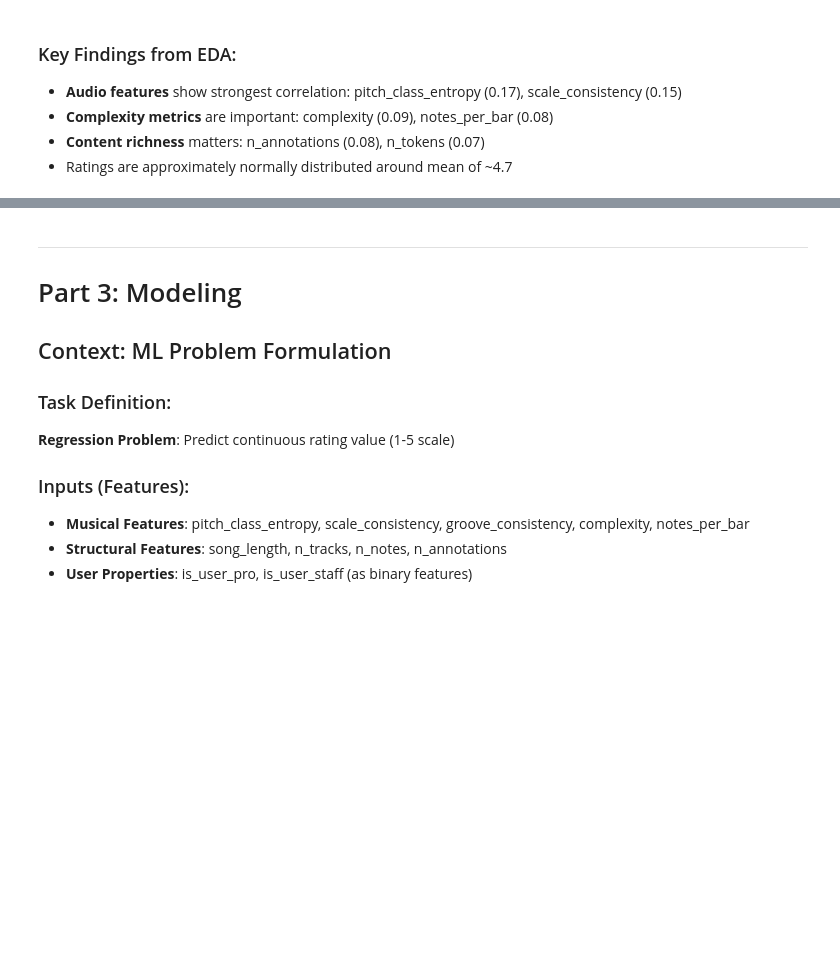
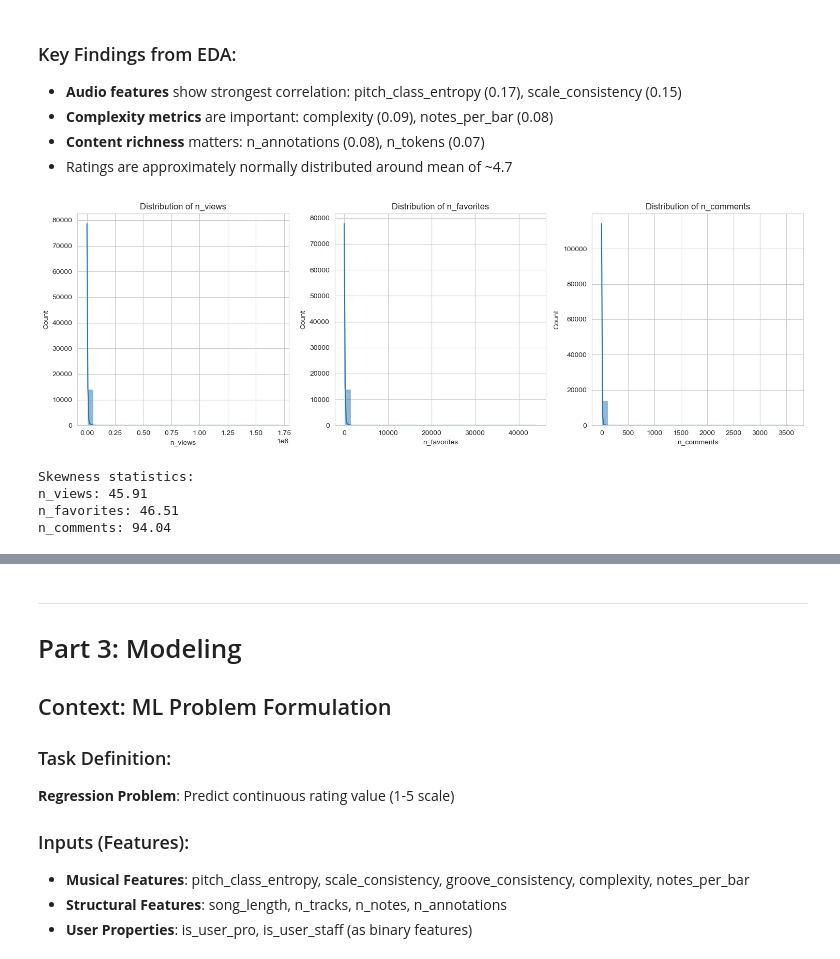
Before and after one commit to TurkiAlrasheed/VibeScore, a Jupyter notebook: eda_song_ratings.ipynb, the cells around one changed output, grey strips where cells are left out. Drawn from its saved outputs; the diff is of its cells as text; code cells hidden in the pictures; blank space fills up the shorter version.

```diff
--- a/eda_song_ratings.ipynb
+++ b/eda_song_ratings.ipynb
@@ -219,3 +236,26 @@ plt.show()
 - **Complexity metrics** are important: complexity (0.09), notes_per_bar (0.08)
 - **Content richness** matters: n_annotations (0.08), n_tokens (0.07)
 - Ratings are approximately normally distributed around mean of ~4.7
+# %%
+# Visualizing distributions of features
+skewed_features = ['n_views', 'n_favorites', 'n_comments']
+plt.figure(figsize=(15, 5))
+for i, col in enumerate(skewed_features):
+    if col in df_processed.columns:
+        plt.subplot(1, 3, i+1)
+        sns.histplot(df_processed[col], kde=True, bins=30)
+        plt.title(f'Distribution of {col}')
+        plt.xlabel(col)
+plt.tight_layout()
+plt.show()
+
+print("Skewness statistics:")
+for col in skewed_features:
+    if col in df_processed.columns:
+        print(f"{col}: {df_processed[col].skew():.2f}")
+# %% [output]
+[figure, added]
+Skewness statistics:
+n_views: 45.91
+n_favorites: 46.51
+n_comments: 94.04
```
Also changed, not shown: parts of 26 cells of this notebook, 1 other file.
